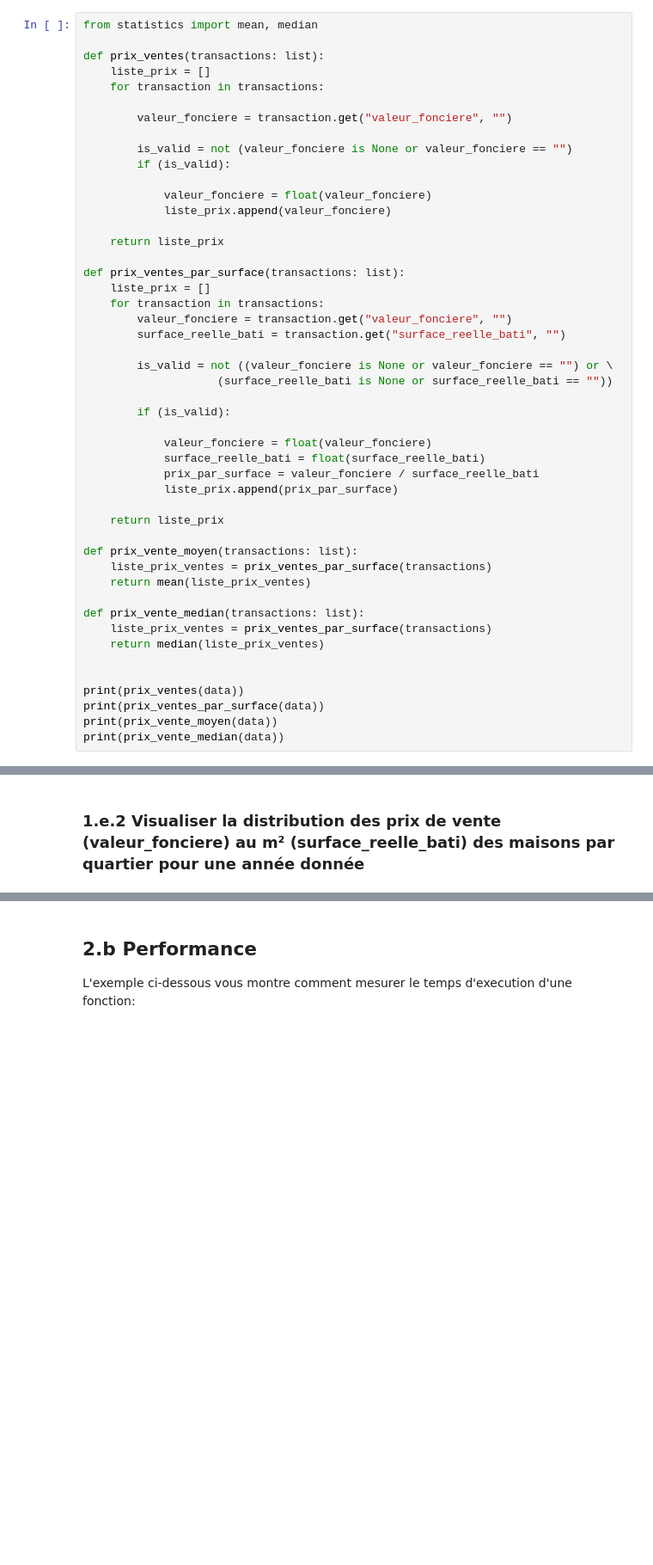
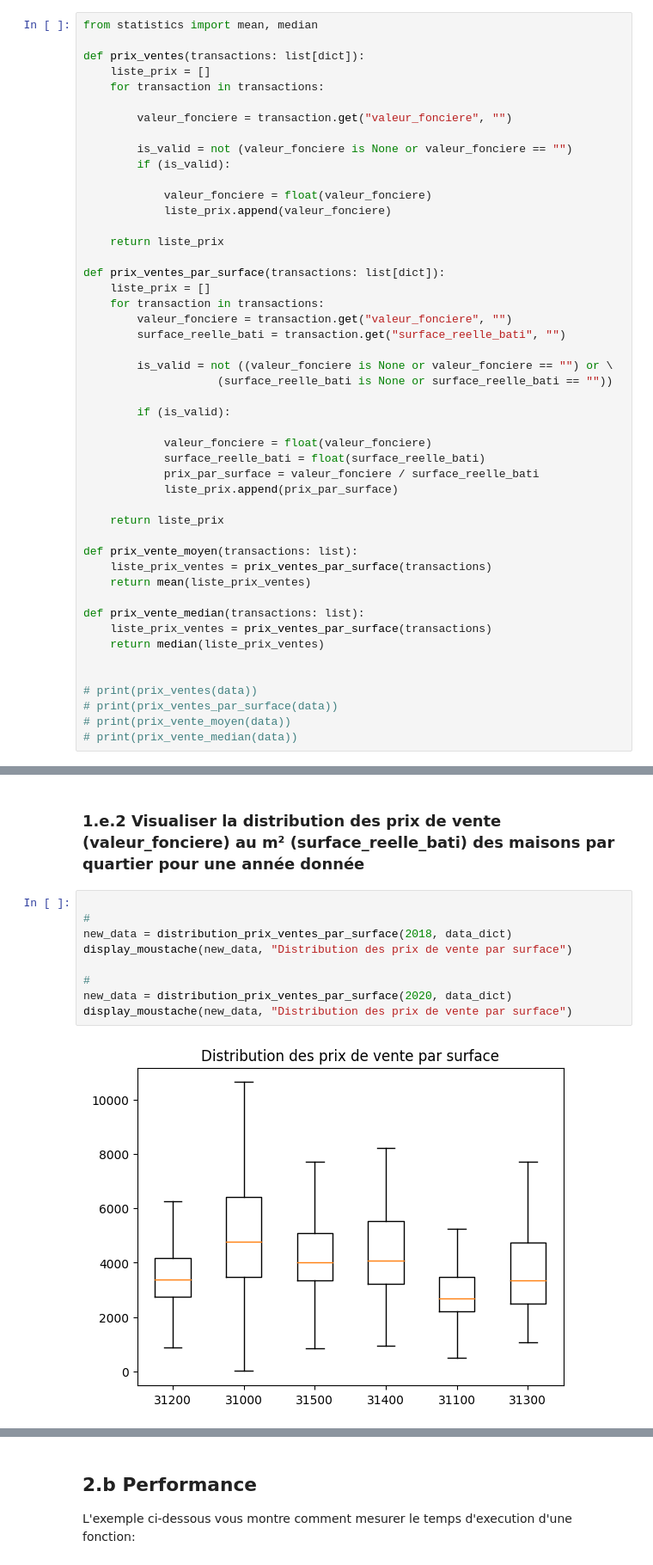
Before and after one commit to manuvai/M1IM_ProgStruct2, a Jupyter notebook: TD3/TD3-4.ipynb, the cells around one changed output, grey strips where cells are left out. Shown at 86% size. Drawn from its saved outputs; the diff is of its cells as text; blank space fills up the shorter version.

```diff
--- a/TD3/TD3-4.ipynb
+++ b/TD3/TD3-4.ipynb
@@ -301,7 +316,7 @@ On souhaite visualiser plusieurs données qui prennent la forme d'indicateurs. P
 # %%
 from statistics import mean, median
 
-def prix_ventes(transactions: list):
+def prix_ventes(transactions: list[dict]):
     liste_prix = []
     for transaction in transactions:
 
@@ -315,7 +330,7 @@ def prix_ventes(transactions: list):
 
     return liste_prix
 
-def prix_ventes_par_surface(transactions: list):
+def prix_ventes_par_surface(transactions: list[dict]):
     liste_prix = []
     for transaction in transactions:
         valeur_fonciere = transaction.get("valeur_fonciere", "")
@@ -342,7 +357,7 @@ def prix_vente_median(transactions: list):
     return median(liste_prix_ventes)
 
 
-print(prix_ventes(data))
-print(prix_ventes_par_surface(data))
-print(prix_vente_moyen(data))
-print(prix_vente_median(data))
+# print(prix_ventes(data))
+# print(prix_ventes_par_surface(data))
+# print(prix_vente_moyen(data))
+# print(prix_vente_median(data))
@@ -388,2 +490,13 @@ print([line["type_local"] for line in data])
 # %% [markdown]
 ### 1.e.2 Visualiser la distribution des prix de vente (valeur_fonciere) au m² (surface_reelle_bati) des maisons par quartier pour une année donnée
+# %%
+
+#
+new_data = distribution_prix_ventes_par_surface(2018, data_dict)
+display_moustache(new_data, "Distribution des prix de vente par surface")
+
+#
+new_data = distribution_prix_ventes_par_surface(2020, data_dict)
+display_moustache(new_data, "Distribution des prix de vente par surface")
+# %% [output]
+[figure, added]
```
Also changed, not shown: parts of 13 cells of this notebook.
